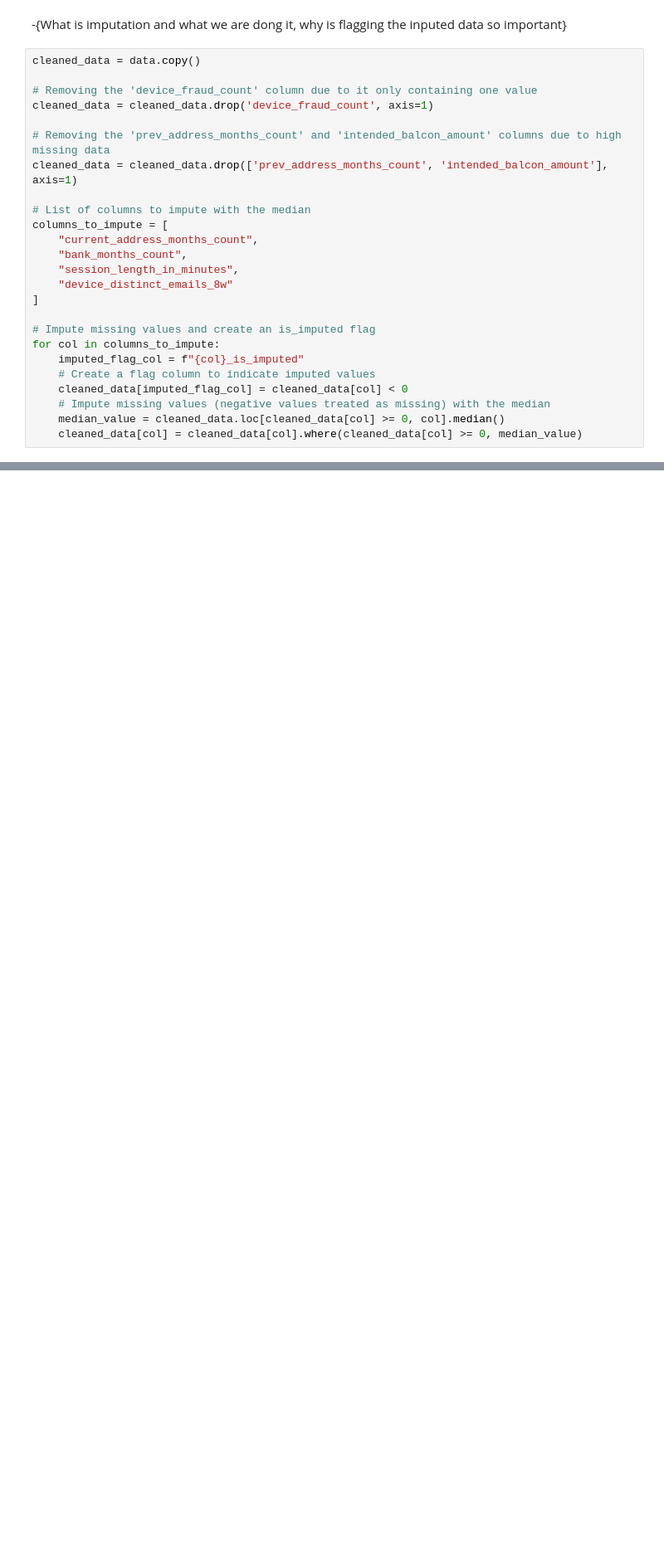
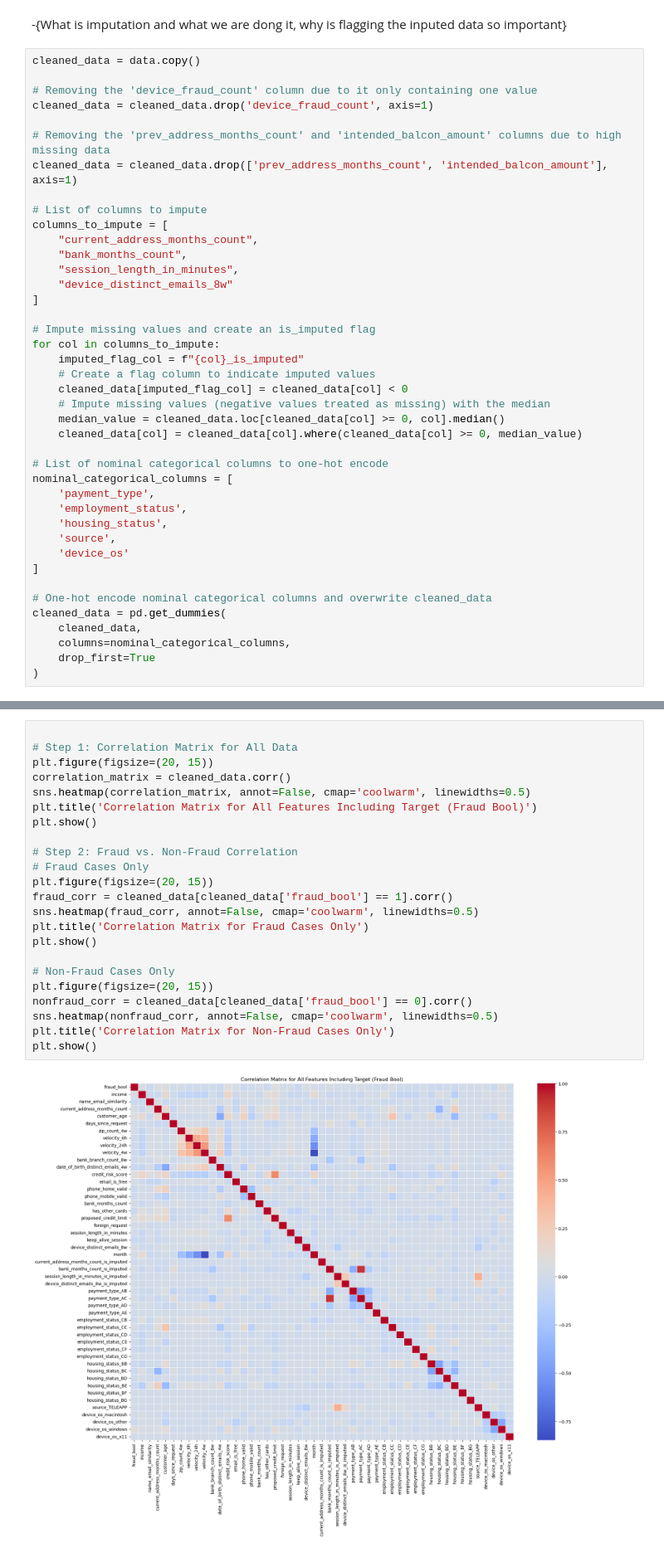
Before and after one commit to jwickham1023/DSCI445-Final-Project, a Jupyter notebook: paper.ipynb, the cells around one changed output, grey strips where cells are left out. Shown at 83% size. Drawn from its saved outputs; the diff is of its cells as text; blank space fills up the shorter version.

```diff
--- a/paper.ipynb
+++ b/paper.ipynb
@@ -102,7 +102,7 @@ cleaned_data = cleaned_data.drop('device_fraud_count', axis=1)
 # Removing the 'prev_address_months_count' and 'intended_balcon_amount' columns due to high missing data
 cleaned_data = cleaned_data.drop(['prev_address_months_count', 'intended_balcon_amount'], axis=1)
 
-# List of columns to impute with the median
+# List of columns to impute
 columns_to_impute = [
     "current_address_months_count",
     "bank_months_count",
@@ -118,3 +118,19 @@ for col in columns_to_impute:
     # Impute missing values (negative values treated as missing) with the median
     median_value = cleaned_data.loc[cleaned_data[col] >= 0, col].median()
     cleaned_data[col] = cleaned_data[col].where(cleaned_data[col] >= 0, median_value)
+
+# List of nominal categorical columns to one-hot encode
+nominal_categorical_columns = [
+    'payment_type',
+    'employment_status',
+    'housing_status',
+    'source',
+    'device_os'
+]
+
+# One-hot encode nominal categorical columns and overwrite cleaned_data
+cleaned_data = pd.get_dummies(
+    cleaned_data,
+    columns=nominal_categorical_columns,
+    drop_first=True
+)
@@ -120,0 +404,25 @@ for col in columns_to_impute:
+# %%
+
+# Step 1: Correlation Matrix for All Data
+plt.figure(figsize=(20, 15))
+correlation_matrix = cleaned_data.corr()
+sns.heatmap(correlation_matrix, annot=False, cmap='coolwarm', linewidths=0.5)
+plt.title('Correlation Matrix for All Features Including Target (Fraud Bool)')
+plt.show()
+
+# Step 2: Fraud vs. Non-Fraud Correlation
+# Fraud Cases Only
+plt.figure(figsize=(20, 15))
+fraud_corr = cleaned_data[cleaned_data['fraud_bool'] == 1].corr()
+sns.heatmap(fraud_corr, annot=False, cmap='coolwarm', linewidths=0.5)
+plt.title('Correlation Matrix for Fraud Cases Only')
+plt.show()
+
+# Non-Fraud Cases Only
+plt.figure(figsize=(20, 15))
+nonfraud_corr = cleaned_data[cleaned_data['fraud_bool'] == 0].corr()
+sns.heatmap(nonfraud_corr, annot=False, cmap='coolwarm', linewidths=0.5)
+plt.title('Correlation Matrix for Non-Fraud Cases Only')
+plt.show()
+# %% [output]
+[figure, added]
```
Also changed, not shown: parts of 13 cells of this notebook.
